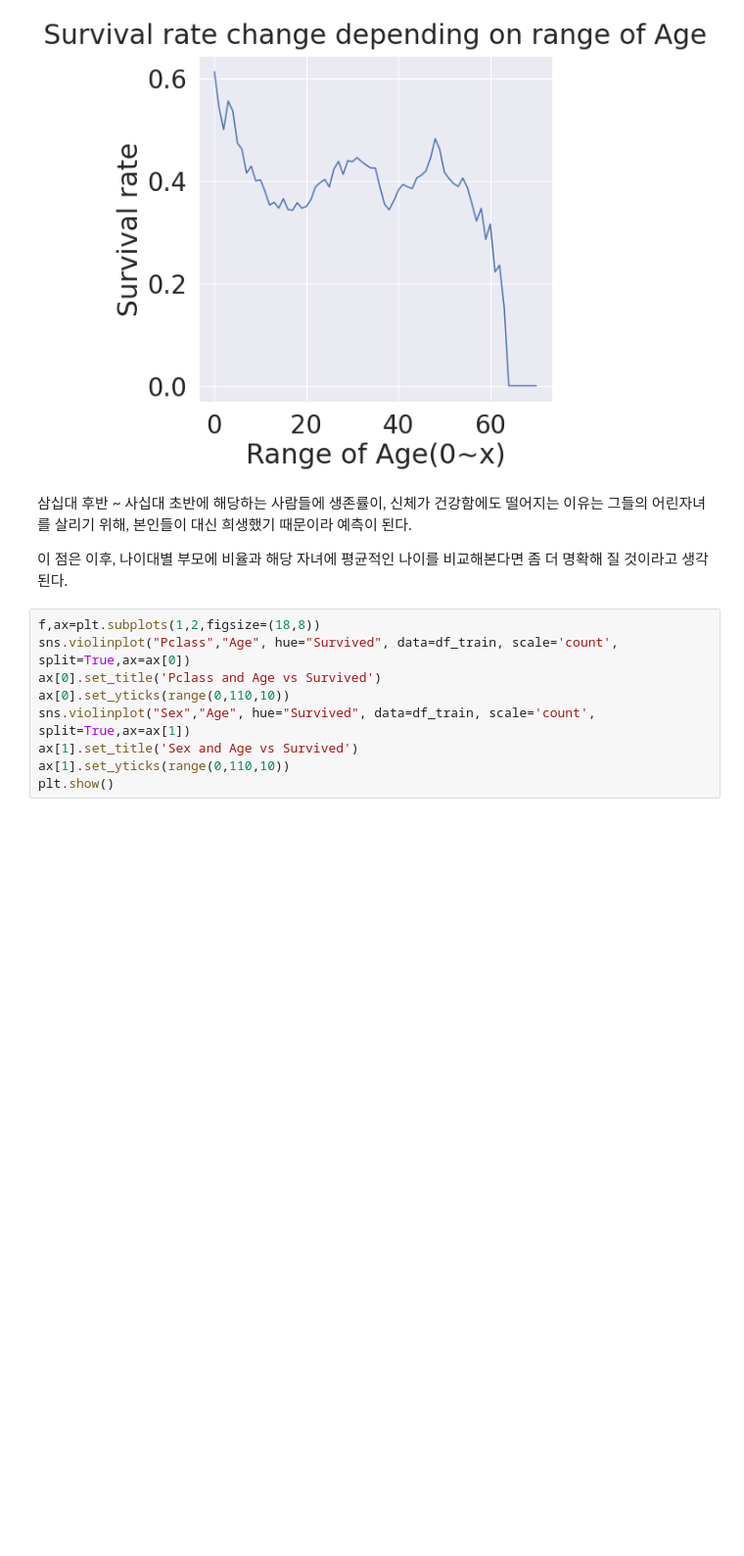
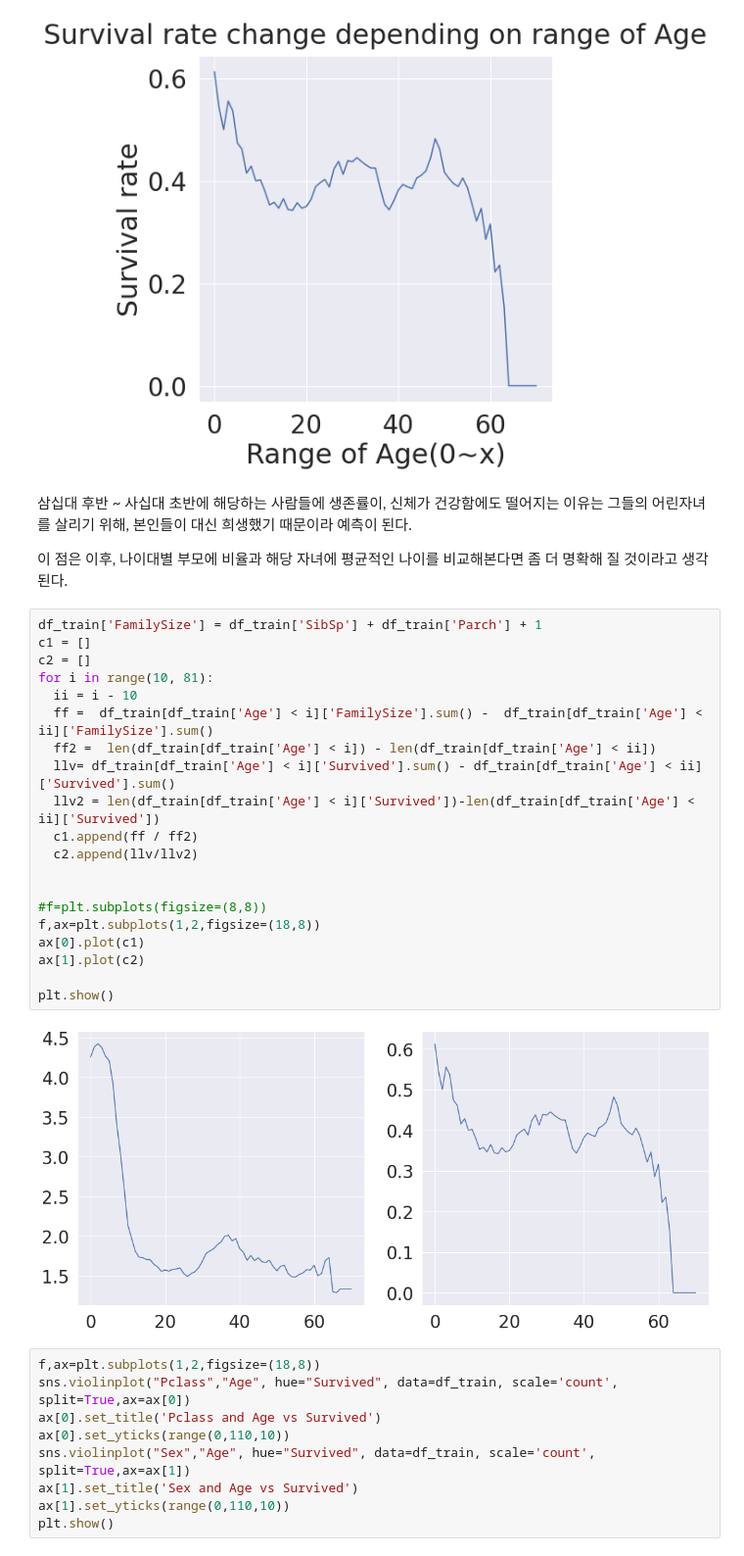
Before and after one commit to 201ssc/kaggle_test, a Jupyter notebook: kaggle_titanic_test3.ipynb, the cells around one changed output. Shown at 98% size. Drawn from its saved outputs; the diff is of its cells as text; blank space fills up the shorter version.

```diff
--- a/kaggle_titanic_test3.ipynb
+++ b/kaggle_titanic_test3.ipynb
@@ -204,6 +204,28 @@ plt.show()
 
 
 이 점은 이후, 나이대별 부모에 비율과 해당 자녀에 평균적인 나이를 비교해본다면 좀 더 명확해 질 것이라고 생각된다.
+# %%
+df_train['FamilySize'] = df_train['SibSp'] + df_train['Parch'] + 1
+c1 = []
+c2 = []
+for i in range(10, 81):
+  ii = i - 10
+  ff =  df_train[df_train['Age'] < i]['FamilySize'].sum() -  df_train[df_train['Age'] < ii]['FamilySize'].sum()
+  ff2 =  len(df_train[df_train['Age'] < i]) - len(df_train[df_train['Age'] < ii])
+  llv= df_train[df_train['Age'] < i]['Survived'].sum() - df_train[df_train['Age'] < ii]['Survived'].sum()
+  llv2 = len(df_train[df_train['Age'] < i]['Survived'])-len(df_train[df_train['Age'] < ii]['Survived'])
+  c1.append(ff / ff2)
+  c2.append(llv/llv2)
+
+
+#f=plt.subplots(figsize=(8,8))
+f,ax=plt.subplots(1,2,figsize=(18,8))
+ax[0].plot(c1)
+ax[1].plot(c2)
+
+plt.show()
+# %% [output]
+[figure, added]
 # %%
 f,ax=plt.subplots(1,2,figsize=(18,8))
 sns.violinplot("Pclass","Age", hue="Survived", data=df_train, scale='count', split=True,ax=ax[0])
```
Also changed, not shown: parts of 8 cells of this notebook.
